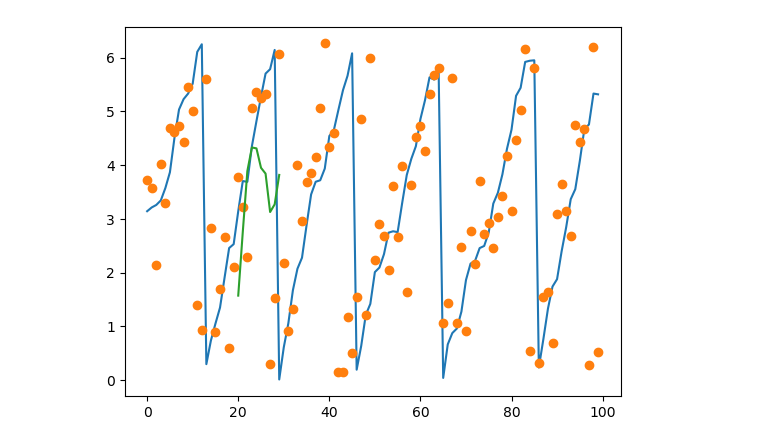
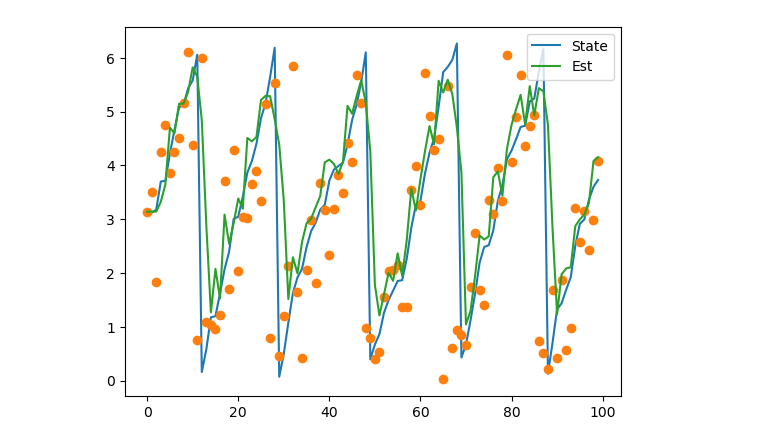
Before and after one commit to CanyonTurtle/cannon-curtis-spencer-tyler-acme, a Jupyter notebook: vol-3/naive_kalman.ipynb, the cells around one changed output. Cells and saved outputs as stored; diff of their text form; code cells hidden in the pictures.

```diff
--- a/vol-3/naive_kalman.ipynb
+++ b/vol-3/naive_kalman.ipynb
@@ -99,8 +100,12 @@ class KalmanFilter(object):
 
         # iterate
         for i in range(1,N):
+            # we get the temp  by subtracting the observation from the predicted obs
+            temp = (z[:,i] - (self.H @ out[:,i-1]))
+
             # update
-            yk = (z[:,i] - self.H @ out[:,i-1]) #% (2*np.pi)
+            # now yk is either what it is or we shift on the circle no we multiply by the sign to get negatives that are needed
+            yk = np.minimum(np.abs(temp), 2*np.pi - np.abs(temp)) * np.sign(temp)
             Sk = self.H @ P0 @ self.H.T + self.R
             Kk = P0 @ self.H.T @ inv(Sk)
 
@@ -109,6 +114,7 @@ class KalmanFilter(object):
 
             # predict
             out[:,i] = (self.F @ xk + self.u) % (2*np.pi)
+
             P0 = self.F @ Pk @ self.F.T + self.Q
 
         # return out
@@ -177,27 +183,28 @@ class KalmanFilter(object):
 # %%
 deltat = 0.1
 F = np.array([[1,0,deltat],
               [1,0,0],
               [deltat**-1, deltat**-1, 0]])
 
 H = np.zeros((18,3))
 H[:,0] = np.ones(18)
 
 u = np.zeros(3)
 
 Q = np.eye(3) * 0.001
-R = np.eye(18)
+R = np.eye(18) * 0.5
 
 kf = KalmanFilter(F, Q, H, R, u)
 
 x0 = np.array([np.pi, np.pi, 0])
 s, obs = kf.evolve(x0, 100)
 
-est = kf.estimate(np.array([np.pi/2, np.pi/2, 0]), np.eye(3)*0.1, obs[:,20:30])
+est = kf.estimate(np.array([np.pi, np.pi, 0]), np.eye(3)*0.001, obs[:,:])
 t = np.arange(100)
-plt.plot(s[0])
+plt.plot(s[0], label='State')
 plt.plot(obs[0], 'o')
-plt.plot(t[20:30], est[0])
+plt.plot(est[0], label='Est')
+plt.legend()
 plt.show()
 # %% [output]
-[figure, old version]
+[figure, new version]
```
Also changed, not shown: parts of 1 cell of this notebook.
